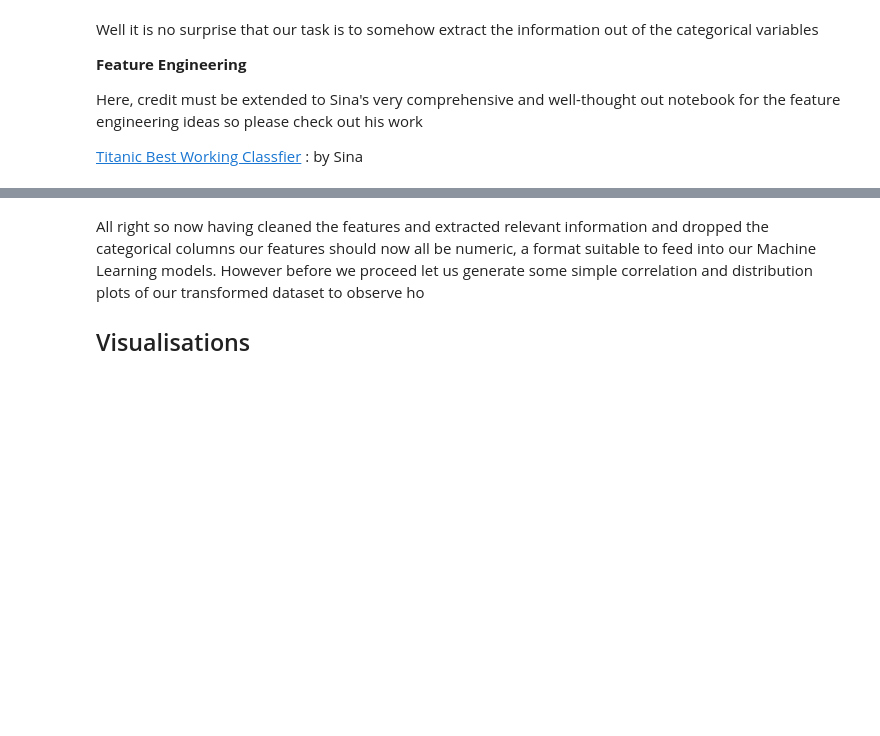
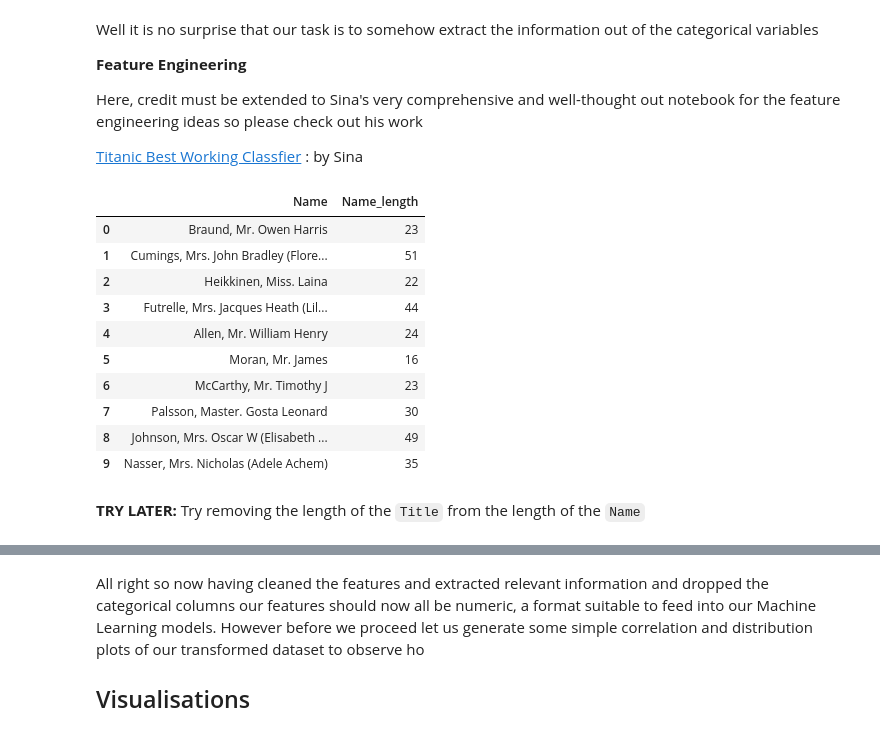
Before and after one commit to Mukei/Kaggle_Titanic, a Jupyter notebook: Kaggle_Titanic_Introduction to Ensembling:Stacking in Python.ipynb, the cells around one changed output, grey strips where cells are left out. Drawn from its saved outputs; the diff is of its cells as text; code cells hidden in the pictures; blank space fills up the shorter version.

```diff
--- a/Kaggle_Titanic_Introduction to Ensembling:Stacking in Python.ipynb
+++ b/Kaggle_Titanic_Introduction to Ensembling:Stacking in Python.ipynb
@@ -72 +82,17 @@ Here, credit must be extended to Sina's very comprehensive and well-thought out
+# %%
+train[['Name','Name_length']].head(10)
+# %% [output]
+|  | Name | Name_length |
+| 0 | Braund, Mr. Owen Harris | 23 |
+| 1 | Cumings, Mrs. John Bradley (Flore... | 51 |
+| 2 | Heikkinen, Miss. Laina | 22 |
+| 3 | Futrelle, Mrs. Jacques Heath (Lil... | 44 |
+| 4 | Allen, Mr. William Henry | 24 |
+| 5 | Moran, Mr. James | 16 |
+| 6 | McCarthy, Mr. Timothy J | 23 |
+| 7 | Palsson, Master. Gosta Leonard | 30 |
+| 8 | Johnson, Mrs. Oscar W (Elisabeth ... | 49 |
+| 9 | Nasser, Mrs. Nicholas (Adele Achem) | 35 |
+# %% [markdown]
+**TRY LATER:** Try removing the length of the `Title` from the length of the `Name`
 # %%
```
Also changed, not shown: parts of 10 cells of this notebook, 3 other files.
